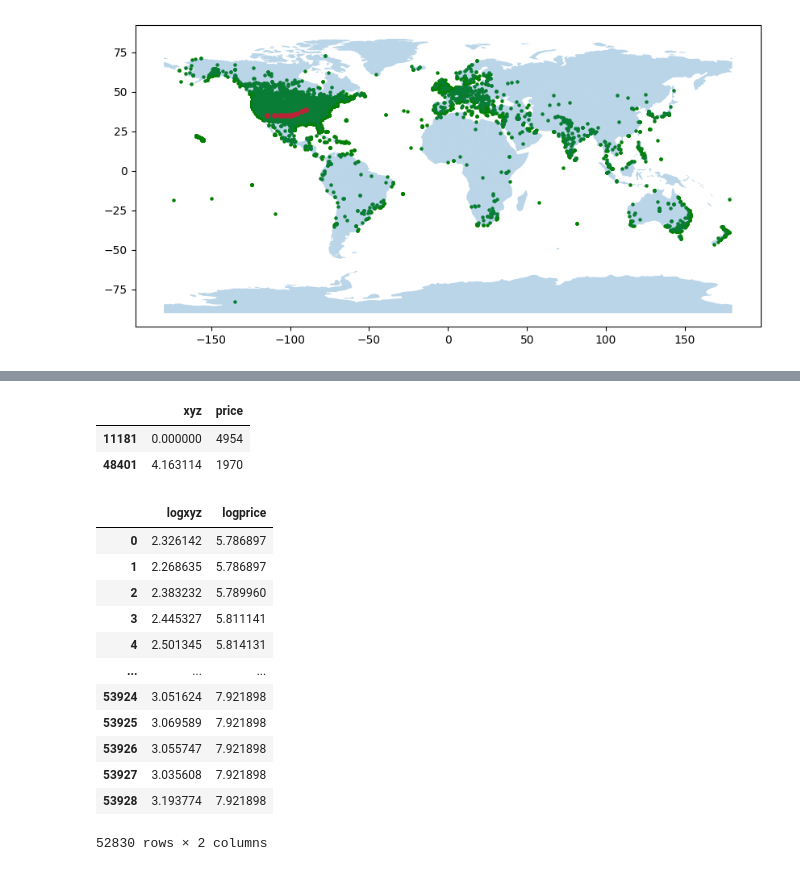
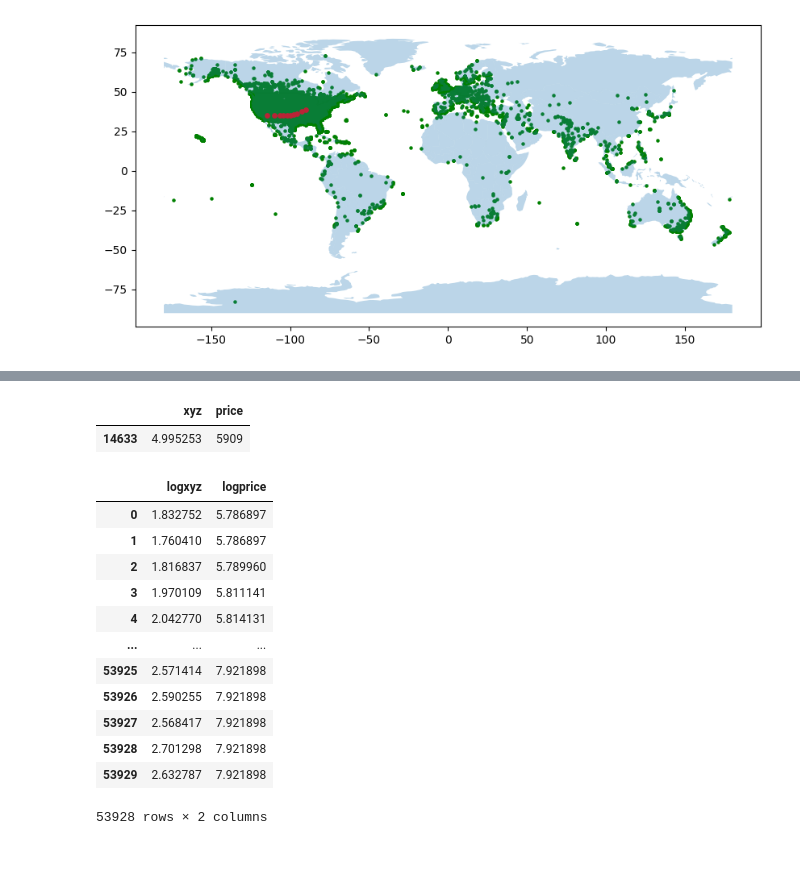
Before and after one commit to matiasleoni/Lapidarist, a Jupyter notebook: mapeo.ipynb, the cells around one changed output, grey strips where cells are left out. Saved outputs shown, nothing was run; the diff lists cells and outputs as text; code cells hidden in the pictures.

```diff
--- a/mapeo.ipynb
+++ b/mapeo.ipynb
@@ -117,3 +250,0 @@ gtraintest_data.describe()
-# %%
-traintest_data = pd.concat([traintest_data,gtraintest_data], axis =1)
-traintest_data.describe()
@@ -139,10 +359,8 @@ abs(-2)
 # %%
 df_pr = pd.DataFrame()
 
-df_pr['xyz']= abs(df3['x'])*abs(df3['y'])*abs(df3['y'])/np.sqrt(df3['x']**2+df3['y']**2+df3['z']**2)
-df_pr['price']= df3['price']
+df_pr['xyz']= traintest_data['x']*traintest_data['y']*traintest_data['z']/np.sqrt(traintest_data['x']**2+traintest_data['y']**2+traintest_data['z']**2)
+df_pr['price']= traintest_data['price']
 df_pr
-#df_pr.describe()
-#df_pr.plot(x= 'price', y = 'xyz')
 # %% [output]
 |  | xyz | price |
@@ -166,42 +406,46 @@ df_pr[df_pr['xyz']>100]
 # %%
-df_pr = df_pr.drop(24063)
+df_pr = df_pr.drop(27425)
 # %%
-df_pr[df_pr['xyz']<7.3]
+df_pr[df_pr['xyz']<5.5]
 # %% [output]
 |  | xyz | price |
-| 11181 | 0.000000 | 4954 |
-| 48401 | 4.163114 | 1970 |
+| 14633 | 4.995253 | 5909 |
 # %%
-df_pr = df_pr.drop(11181)
-df_pr = df_pr.drop(48401)
+df_pr = df_pr.drop(14633)
 # %%
-import numpy as np
-logxyz = np.log(df_pr['xyz'])
-logprice = np.log(df_pr['price'])
+#logxyz = np.log(df_pr['xyz'])
+#logprice = np.log(df_pr['price'])
 
 df_pr2= pd.DataFrame()
-df_pr2['logxyz'] = logxyz
-df_pr2['logprice'] = logprice
-df_pr2.dropna()
+
+#df_pr2['logxyz'] = logxyz
+#df_pr2['logprice'] = logprice
+
+df_pr2['logxyz'] = np.log(df_pr['xyz'])
+df_pr2['logprice'] = np.log(df_pr['price'])
+
+#df_pr2.dropna()
 #logxyz= logxyz.dropna()
 #df_pr.plot(x= 'price', y = 'xyz')
 
 #logprice = np.log(df_pr['price'])
 #logprice= logprice.dropna();
+
+df_pr2
 # %% [output]
 |  | logxyz | logprice |
-| 0 | 2.326142 | 5.786897 |
-| 1 | 2.268635 | 5.786897 |
-| 2 | 2.383232 | 5.789960 |
-| 3 | 2.445327 | 5.811141 |
-| 4 | 2.501345 | 5.814131 |
+| 0 | 1.832752 | 5.786897 |
+| 1 | 1.760410 | 5.786897 |
+| 2 | 1.816837 | 5.789960 |
+| 3 | 1.970109 | 5.811141 |
+| 4 | 2.042770 | 5.814131 |
 | ... | ... | ... |
-| 53924 | 3.051624 | 7.921898 |
-| 53925 | 3.069589 | 7.921898 |
-| 53926 | 3.055747 | 7.921898 |
-| 53927 | 3.035608 | 7.921898 |
-| 53928 | 3.193774 | 7.921898 |
+| 53925 | 2.571414 | 7.921898 |
+| 53926 | 2.590255 | 7.921898 |
+| 53927 | 2.568417 | 7.921898 |
+| 53928 | 2.701298 | 7.921898 |
+| 53929 | 2.632787 | 7.921898 |
-52830 rows × 2 columns
+53928 rows × 2 columns
 # %%
 df_pr2.plot(kind = 'scatter', x= 'logxyz', y = 'logprice')
 # %% [output]
```
Also changed, not shown: parts of 46 cells of this notebook, 2 other files.
